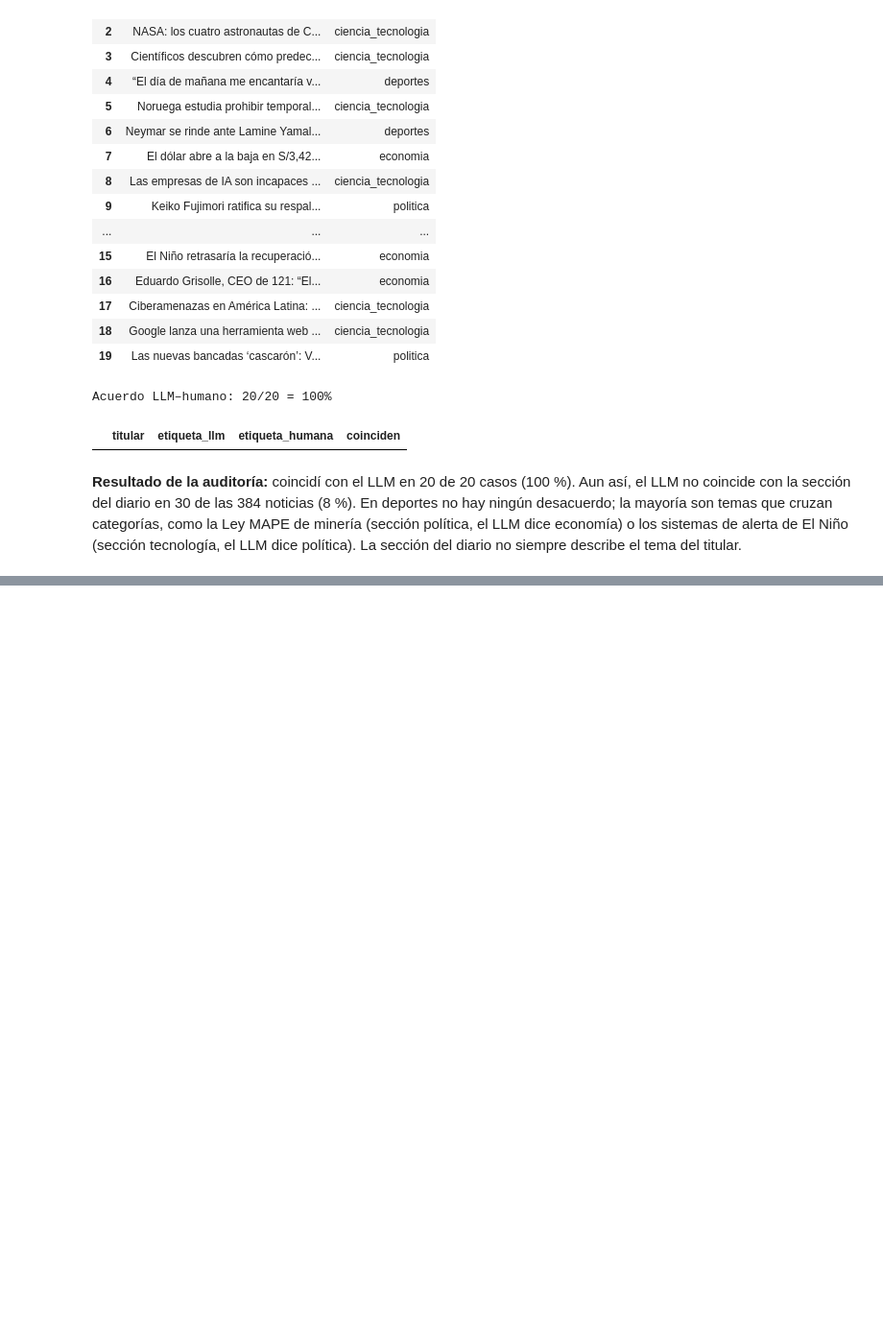
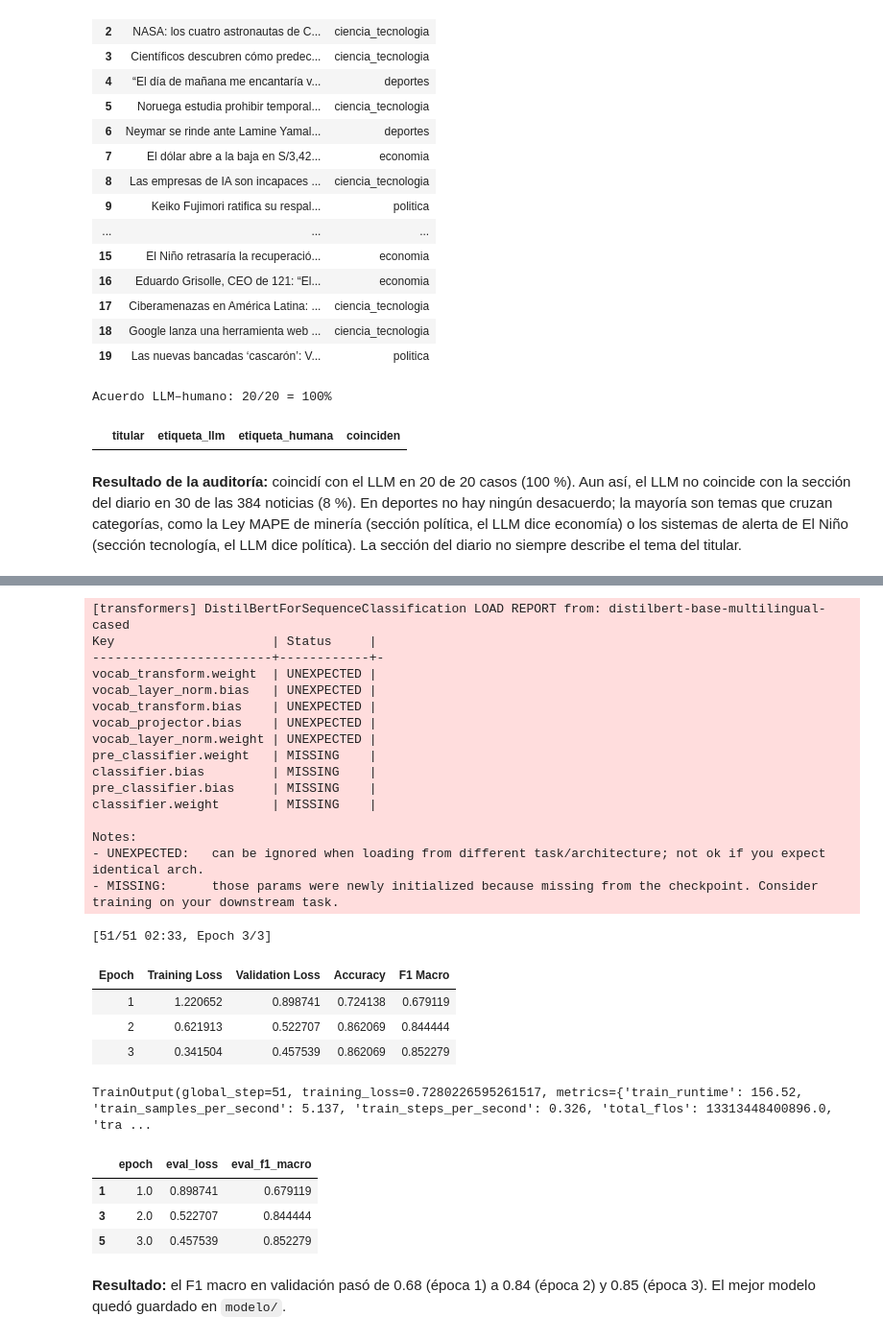
Before and after one commit to NoeliaLRuiz/Python_intermedio_2026, a Jupyter notebook: tarea_1/02_clasificacion.ipynb, the cells around one changed output, grey strips where cells are left out. Shown at 96% size. Cells and saved outputs as stored; diff of their text form; code cells hidden in the pictures; blank space fills up the shorter version.

```diff
--- a/tarea_1/02_clasificacion.ipynb
+++ b/tarea_1/02_clasificacion.ipynb
@@ -301,0 +367,72 @@ Acuerdo LLM–humano: 20/20 = 100%
+# %%
+modelo = AutoModelForSequenceClassification.from_pretrained(
+    MODELO_BASE, num_labels=4, id2label=id_a_etiqueta, label2id=etiqueta_a_id
+)
+
+
+def calcular_metricas(evaluacion):
+    predicciones = np.argmax(evaluacion.predictions, axis=-1)
+    return {
+        "accuracy": accuracy_score(evaluacion.label_ids, predicciones),
+        "f1_macro": f1_score(evaluacion.label_ids, predicciones, average="macro"),
+    }
+
+
+argumentos = TrainingArguments(
+    output_dir=str(CARPETA_MODELO),
+    num_train_epochs=3,
+    per_device_train_batch_size=16,
+    per_device_eval_batch_size=16,
+    eval_strategy="epoch",
+    save_strategy="epoch",
+    logging_strategy="epoch",
+    load_best_model_at_end=True,
+    metric_for_best_model="f1_macro",
+    save_total_limit=1,
+    seed=SEMILLA,
+    report_to="none",
+)
+entrenador = Trainer(
+    model=modelo,
+    args=argumentos,
+    train_dataset=datos_train,
+    eval_dataset=datos_val,
+    processing_class=tokenizador,
+    compute_metrics=calcular_metricas,
+)
+entrenador.train()
+# %% [output]
+[transformers] DistilBertForSequenceClassification LOAD REPORT from: distilbert-base-multilingual-cased
+Key                     | Status     |
+------------------------+------------+-
+vocab_transform.weight  | UNEXPECTED |
+vocab_layer_norm.bias   | UNEXPECTED |
+vocab_transform.bias    | UNEXPECTED |
+vocab_projector.bias    | UNEXPECTED |
+vocab_layer_norm.weight | UNEXPECTED |
+pre_classifier.weight   | MISSING    |
+classifier.bias         | MISSING    |
+pre_classifier.bias     | MISSING    |
+classifier.weight       | MISSING    |
+
+Notes:
+- UNEXPECTED:   can be ignored when loading from different task/architecture; not ok if you expect identical arch.
+- MISSING:      those params were newly initialized because missing from the checkpoint. Consider training on your downstream task.
+[51/51 02:33, Epoch 3/3]
+| Epoch | Training Loss | Validation Loss | Accuracy | F1 Macro |
+| 1 | 1.220652 | 0.898741 | 0.724138 | 0.679119 |
+| 2 | 0.621913 | 0.522707 | 0.862069 | 0.844444 |
+| 3 | 0.341504 | 0.457539 | 0.862069 | 0.852279 |
+TrainOutput(global_step=51, training_loss=0.7280226595261517, metrics={'train_runtime': 156.52, 'train_samples_per_second': 5.137, 'train_steps_per_second': 0.326, 'total_flos': 13313448400896.0, 'tra ...
+# %%
+entrenador.save_model(str(CARPETA_MODELO))
+
+historial = pd.DataFrame(entrenador.state.log_history)
+historial[historial["eval_f1_macro"].notna()][["epoch", "eval_loss", "eval_f1_macro"]]
+# %% [output]
+|  | epoch | eval_loss | eval_f1_macro |
+| 1 | 1.0 | 0.898741 | 0.679119 |
+| 3 | 2.0 | 0.522707 | 0.844444 |
+| 5 | 3.0 | 0.457539 | 0.852279 |
+# %% [markdown]
+**Resultado:** el F1 macro en validación pasó de 0.68 (época 1) a 0.84 (época 2) y 0.85 (época 3). El mejor modelo quedó guardado en `modelo/`.
```
Also changed, not shown: parts of 5 cells of this notebook, 3 other files.
